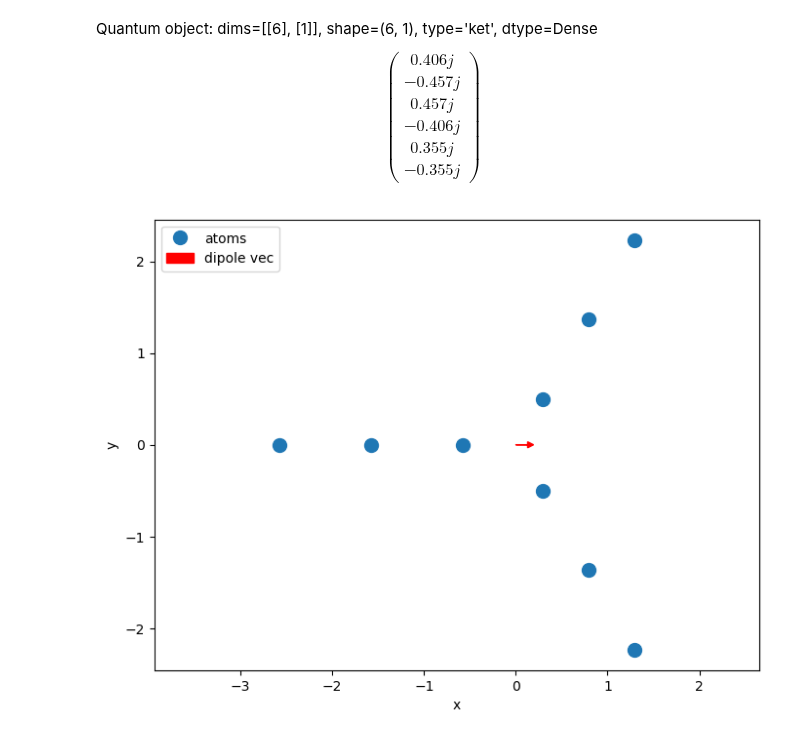
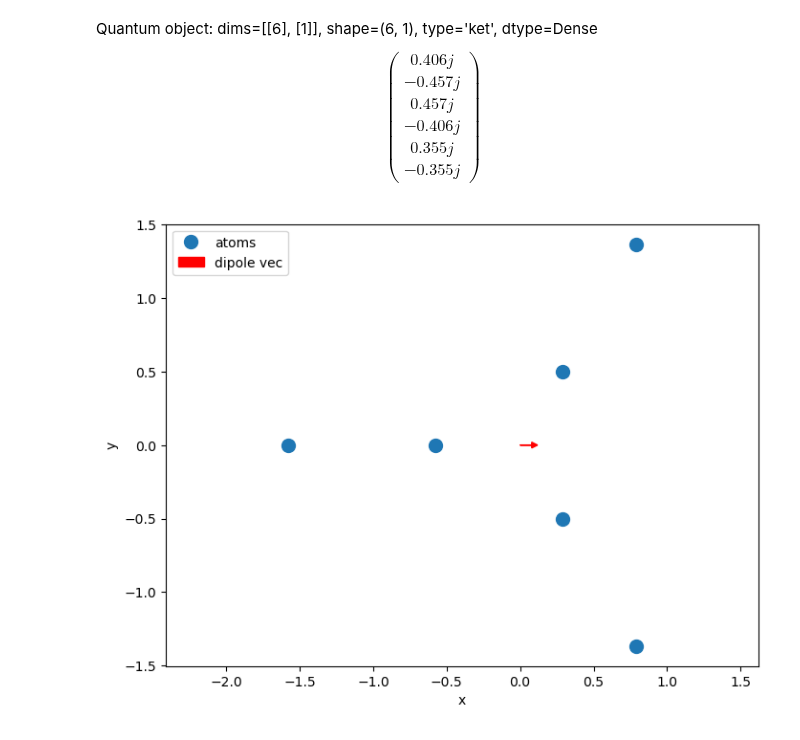
Before and after one commit to LBPhysics/GIT_Code_BA, a Jupyter notebook: Continuation/Qutip/Try_6_atoms.ipynb, the cells around one changed output. Cells and saved outputs as stored; diff of their text form; code cells hidden in the pictures.

```diff
--- a/Continuation/Qutip/Try_6_atoms.ipynb
+++ b/Continuation/Qutip/Try_6_atoms.ipynb
@@ -11,17 +11,17 @@ import os
 save_path = r'C:\Users\leopo\OneDrive - UT Cloud\Uni\Semester_8\BA_mit_Git\BA_Plots\Qutip'
 os.makedirs(os.path.dirname(save_path), exist_ok=True)
 # %%
-lam = 1
+fixed_lam = 1
 fixed_gamma = 1
 
-fixed_dist_in  = 1  * lam
-fixed_dist_ext  = 1  * lam
+fixed_dist_in  = 1  * fixed_lam
+fixed_dist_ext  = 1  * fixed_lam
 fixed_phi  = 0
 ########################################                 Define constants                   #############################################
-N = 9
+N = 6
 
-x_0    = 0.2 * lam
-x_max  = 1.5 * lam
+x_0    = 0.2 * fixed_lam
+x_max  = 1.5 * fixed_lam
 
 phi_0    = 0
 phi_max  = 2 * np.pi / 3
@@ -68,7 +63,7 @@ Quantum object: dims=[[6], [1]], shape=(6, 1), type='ket', dtype=Dense$$\left(\b
 ########################################               define the geometry                 #############################################
 def dipole_vector(phi = fixed_phi):
     """Returns the dipole vector given its magnitude and direction angle phi."""
-    phi = np.array([np.cos(phi), np.sin(phi)])
+    phi = np.array([np.cos(phi), np.sin(phi), 0])
     return (phi / np.linalg.norm(phi))
 
 def atom_positions(d_in = fixed_dist_in, d_ext = fixed_dist_ext, N = N):
@@ -85,46 +80,45 @@ def atom_positions(d_in = fixed_dist_in, d_ext = fixed_dist_ext, N = N):
     Returns:
     np.ndarray: Positions of the six atoms as a 6x2 array.
     """
-    Pos = np.zeros((N, 2))
+    Pos = np.zeros((N, 3))
 
     # Calculate the inner triangle vertices (atoms 2, 3, 4)
     cos = np.cos(2 * np.pi / 6) # 60 degrees in radians
     sin = np.sin(2 * np.pi / 6) # 60 degrees in radians
     x = d_in / (2 * np.cos(np.pi / 6)) # 30 deg
-    Pos[0] = (- x, 0)
-    Pos[1] = (+ x * cos, + x * sin)
-    Pos[2] = (+ x * cos, - x * sin)
+    Pos[0] = (- x, 0, 0)
+    Pos[1] = (+ x * cos, + x * sin, 0)
+    Pos[2] = (+ x * cos, - x * sin, 0)
 
     for i in range((N-1) // 3):
-        Pos[3 * (i+1)] = Pos[0]     + (- (i+1) * d_ext, 0)
-        Pos[3 * (i+1) + 1] = Pos[1] + (+ (i+1) * d_ext * cos, + (i+1) * d_ext * sin)
-        Pos[3 * (i+1) + 2] = Pos[2] + (+ (i+1) * d_ext * cos, - (i+1) * d_ext * sin)
+        Pos[3 * (i+1)] = Pos[0]     + (- (i+1) * d_ext, 0, 0)
+        Pos[3 * (i+1) + 1] = Pos[1] + (+ (i+1) * d_ext * cos, + (i+1) * d_ext * sin, 0)
+        Pos[3 * (i+1) + 2] = Pos[2] + (+ (i+1) * d_ext * cos, - (i+1) * d_ext * sin, 0)
     Pos_sorted = Pos[Pos[:, 0].argsort()]
 
     return Pos_sorted
-
 
 positions = atom_positions(fixed_dist_in, fixed_dist_in)
 #print(positions)
 # Find the highest x_value
 d_hat = dipole_vector()
 max_x = np.max(positions[:, 0])
 scale = 0.1 * max_x
 # Plot the atom positions
 plt.figure(figsize=(8, 6))
 plt.plot(positions[:, 0], positions[:, 1], 'o', markersize=10, label='atoms')
 plt.arrow(0, 0, d_hat[0] * scale, d_hat[1] * scale,
           head_width=0.5*scale, head_length=0.5*scale, fc='r', ec='r', label='dipole vec')
 # Plot dipole vectors
 #for i, position in enumerate(positions):
 #    plt.arrow(position[0], position[1], d_hat[0] * scale, d_hat[1] * scale,
 #              head_width=0.2*scale, head_length=0.2*scale, fc='r', ec='r')
 
 plt.xlabel('x')
 plt.ylabel('y')
 plt.legend()
 plt.axis('equal')
 plt.show()
 # %% [output]
-[figure, old version]
+[figure, new version]
 # %%
```
Also changed, not shown: parts of 10 cells of this notebook, 2 other files.
